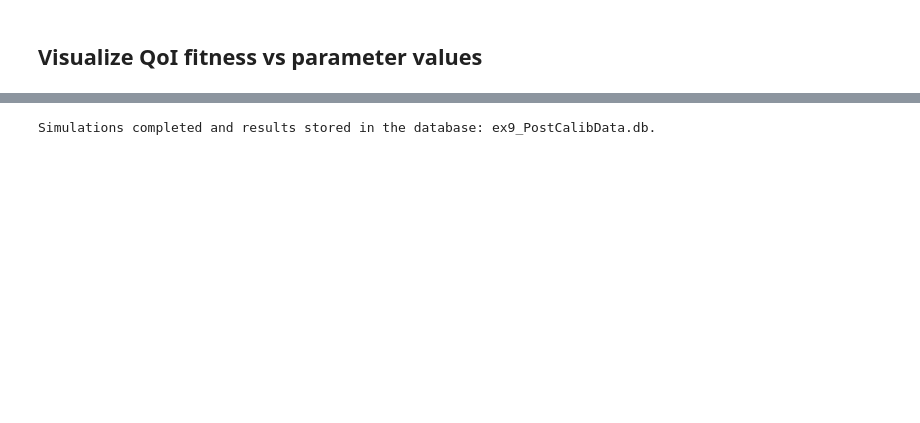
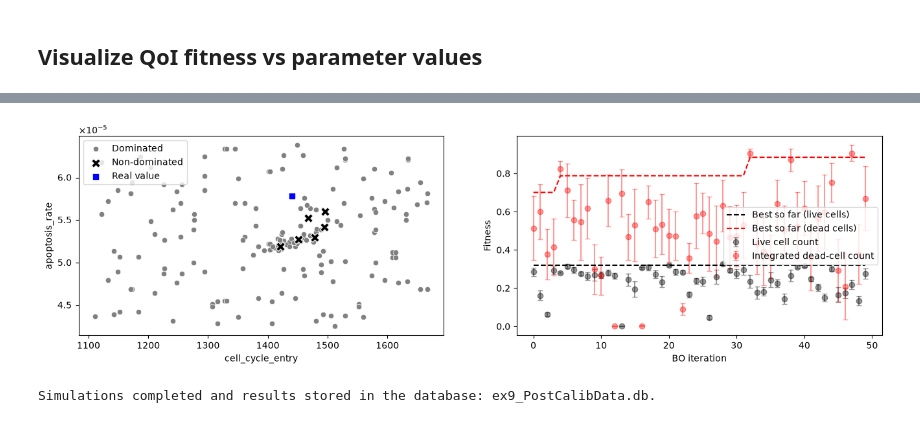
Before and after one commit to heberlr/UQ_PhysiCell, a Jupyter notebook: examples/template/ex9_Calib_BO.ipynb, the cells around one changed output, grey strips where cells are left out. Saved outputs shown, nothing was run; the diff lists cells and outputs as text; code cells hidden in the pictures; blank space fills up the shorter version.

```diff
--- a/examples/template/ex9_Calib_BO.ipynb
+++ b/examples/template/ex9_Calib_BO.ipynb
@@ -242,3 +217,28 @@ plt.savefig(f'Pareto_front_BO.svg', format='svg')
+# %%
+import seaborn as sns
+df_pareto_samples = df_samples[df_samples['SampleID'].isin(pareto_data['pareto_front']['sample_ids'])].pivot(index='SampleID', columns='ParamName', values='ParamValue')
+df_dominated_samples = df_samples[~df_samples['SampleID'].isin(pareto_data['pareto_front']['sample_ids'])].pivot(index='SampleID', columns='ParamName', values='ParamValue')
+fig, axes = plt.subplots(nrows=1, ncols=2, figsize=(16, 4), sharex='col')
+sns.scatterplot(df_dominated_samples, x='cell_cycle_entry', y='apoptosis_rate', marker='o', c='gray', zorder=1, label='Dominated', ax=axes[0])
+sns.scatterplot(df_pareto_samples, x='cell_cycle_entry', y='apoptosis_rate', marker='X', color='k', s=100, zorder=2, label='Non-dominated', ax=axes[0])
+axes[0].scatter(dic_real_value['cell_cycle_entry'], dic_real_value['apoptosis_rate'], marker='s', c='blue', zorder=0, label='Real value')
+axes[0].legend(loc='upper left')
+axes[0].ticklabel_format(style='sci', axis='y', scilimits=(0, 0), useMathText=True)
+# Convergence plot
+First_bo_sample_id = df_samples[df_samples['IterationID'] > 0]['SampleID'].min()
+df_boiteration = df_output.copy(deep=True)
+df_boiteration["live_cell_count_max"] = (df_boiteration["live_cell_count"] - df_boiteration["live_cell_count_std"]).cummax()
+df_boiteration["integrated_dead_cell_count_max"] = (df_boiteration["integrated_dead_cell_count"] - df_boiteration["integrated_dead_cell_count_std"]).cummax()
+df_boiteration = df_boiteration[df_boiteration["SampleID"] >= First_bo_sample_id]
+axes[1].errorbar(df_boiteration["SampleID"]-First_bo_sample_id, df_boiteration["live_cell_count"], yerr=df_boiteration["live_cell_count_std"], marker='o', color='k', label='Live cell count', alpha=0.4, capsize=3, linestyle='')
+axes[1].errorbar(df_boiteration["SampleID"]-First_bo_sample_id, df_boiteration["integrated_dead_cell_count"], yerr=df_boiteration["integrated_dead_cell_count_std"], marker='o', color='r', label='Integrated dead-cell count', alpha=0.4, capsize=3, linestyle='')
+axes[1].plot(df_boiteration["SampleID"]-First_bo_sample_id, df_boiteration["live_cell_count_max"], color='k', linestyle='--', label='Best so far (live cells)')
+axes[1].plot(df_boiteration["SampleID"]-First_bo_sample_id, df_boiteration["integrated_dead_cell_count_max"], color='r', linestyle='--', label='Best so far (dead cells)')
+axes[1].set(xlabel='BO iteration', ylabel='Fitness')
+axes[1].legend()
+plt.savefig('parameters_convergence.svg', format='svg')
+# %% [output]
+[figure, added]
 # %%
 from uq_physicell.model_analysis import ModelAnalysisContext
 
```
Also changed, not shown: parts of 9 cells of this notebook.
